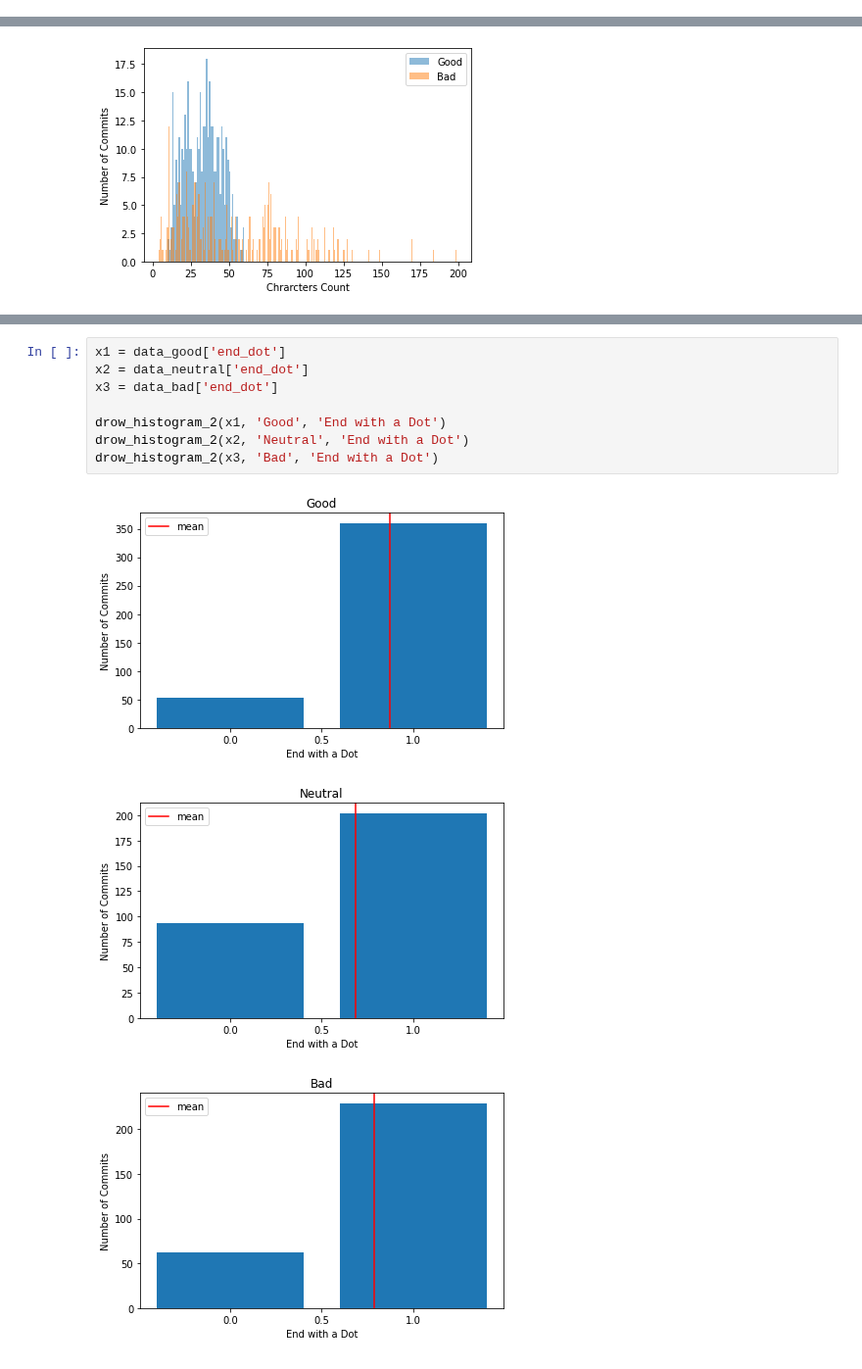
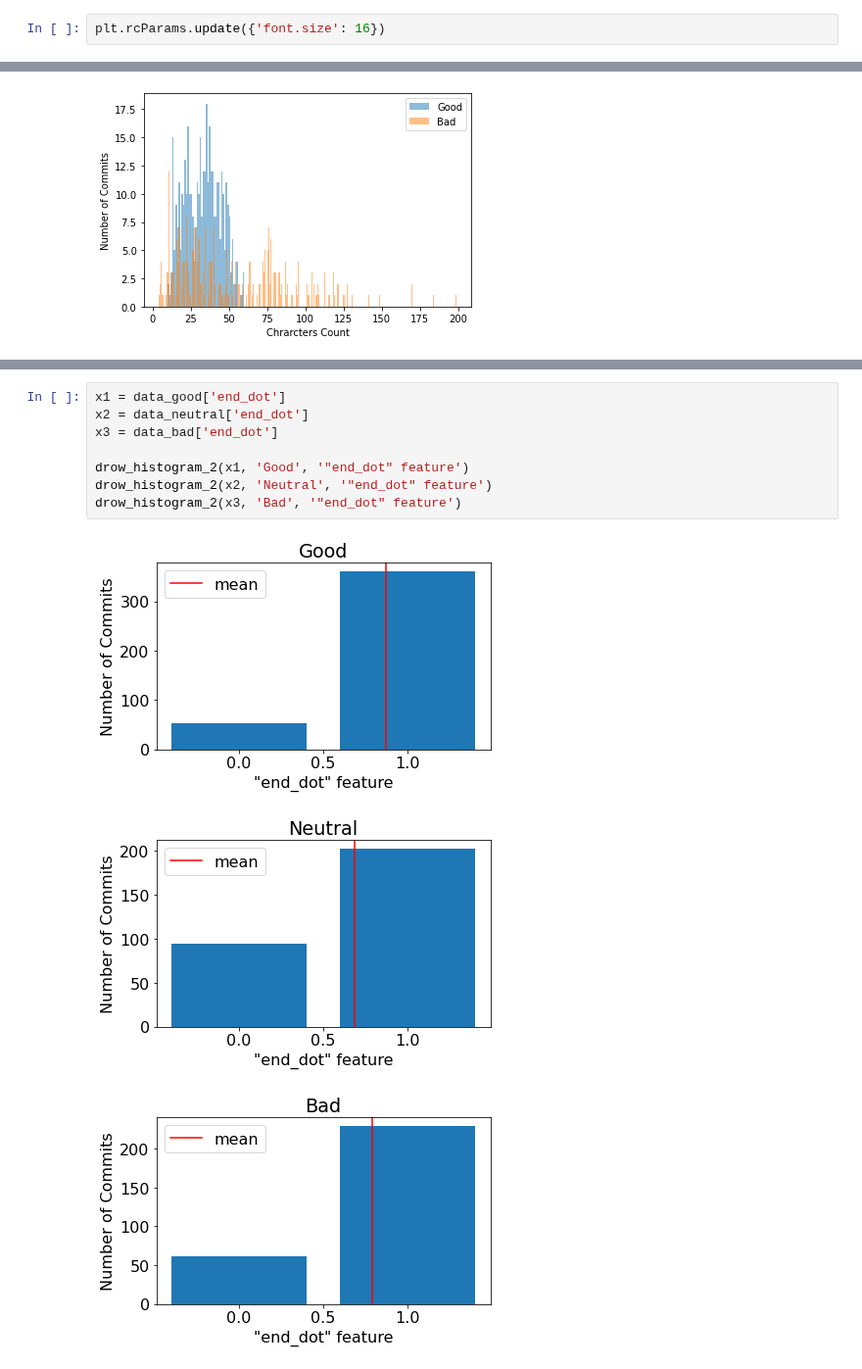
Before and after one commit to jeankhechfe/commit-quality, a Jupyter notebook: jupyter_notebook/distribution_charts(message-only-features)(new labeling).ipynb, the cells around one changed output, grey strips where cells are left out. Shown at 98% size. Drawn from its saved outputs; the diff is of its cells as text.

```diff
--- a/jupyter_notebook/distribution_charts(message-only-features)(new labeling).ipynb
+++ b/jupyter_notebook/distribution_charts(message-only-features)(new labeling).ipynb
@@ -17,6 +17,8 @@ print(data_bad.shape)
 (413, 9)
 (296, 9)
 (291, 9)
+# %%
+plt.rcParams.update({'font.size': 16})
 # %%
 def drow_histogram(x, bins, title):
     plt.hist(x,bins)
@@ -103,15 +125,15 @@ drow_histogram_2(x3, 'Bad', 'Start with Imperative')
 # %%
 x1 = data_good['end_dot']
 x2 = data_neutral['end_dot']
 x3 = data_bad['end_dot']
 
-drow_histogram_2(x1, 'Good', 'End with a Dot')
-drow_histogram_2(x2, 'Neutral', 'End with a Dot')
-drow_histogram_2(x3, 'Bad', 'End with a Dot')
+drow_histogram_2(x1, 'Good', '"end_dot" feature')
+drow_histogram_2(x2, 'Neutral', '"end_dot" feature')
+drow_histogram_2(x3, 'Bad', '"end_dot" feature')
 # %% [output]
-[figure, old version]
+[figure, new version]
-[figure, old version]
+[figure, new version]
-[figure, old version]
+[figure, new version]
 # %%
 x1 = data_good['and_or']
 x2 = data_neutral['and_or']
```
Also changed, not shown: parts of 6 cells of this notebook, 2 other files.
